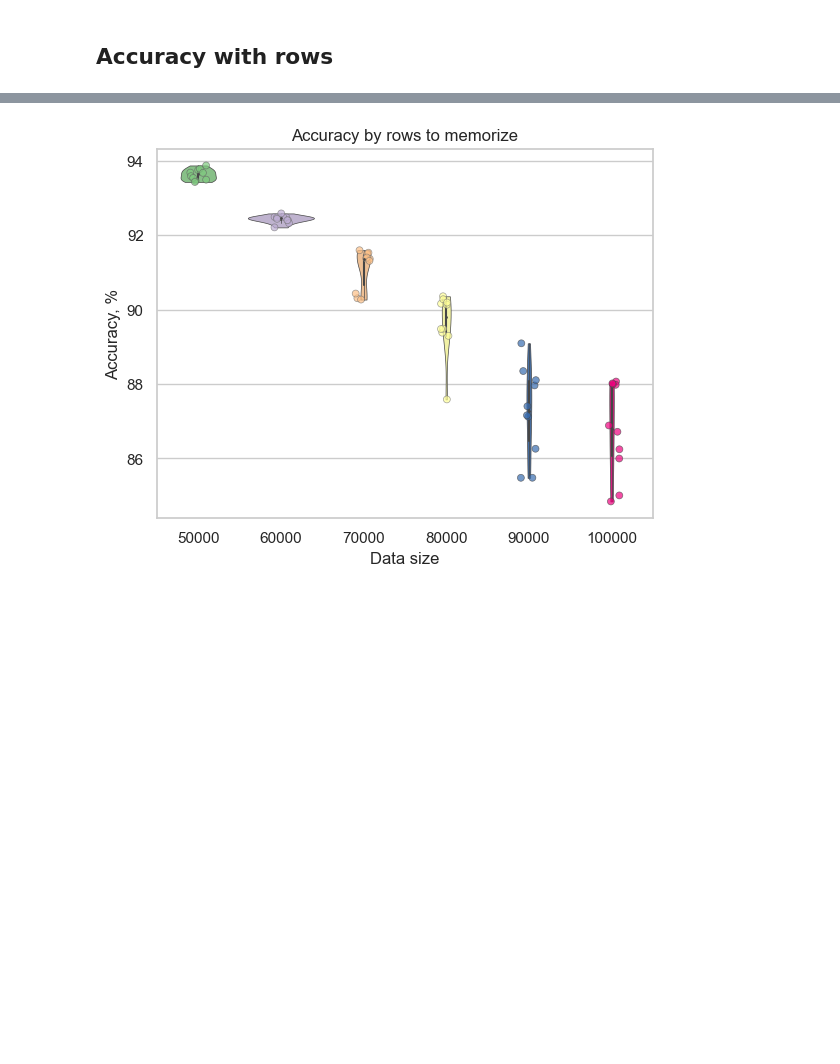
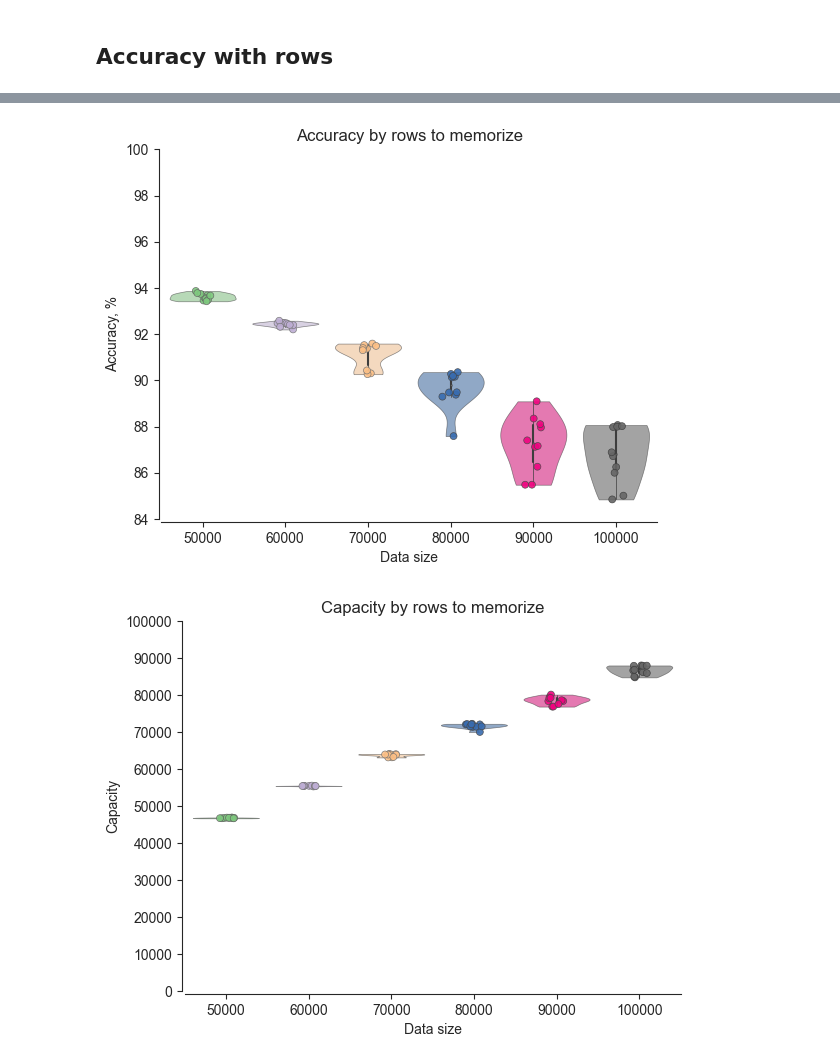
Before and after one commit to um-dacs-nlp/capacity, a Jupyter notebook: src/transformers/1_iter_trans_big.ipynb, the cells around one changed output, grey strips where cells are left out. Drawn from its saved outputs; the diff is of its cells as text; code cells hidden in the pictures; blank space fills up the shorter version.

Commit message:
added drawing to 1, changed data path in others

```diff
--- a/src/transformers/1_iter_trans_big.ipynb
+++ b/src/transformers/1_iter_trans_big.ipynb
@@ -19,6 +19,6 @@ from pprint import pprint
 import torch
 from torch.utils.data import DataLoader, Dataset
 
-DATA = "/home/I6356345/project/data/triplets.tsv"
+DATA = "/home/I6356345/project/data/created_data/triplets.tsv"
 SEED = 566
 # %% [output]
@@ -363,6 +341,12 @@ with open(
 # %%
 # Flatten the data while preserving iterations within each N_rows group
-flattened_data = {"N_rows": [], "Iteration": [], "epochs": [], "Values": []}
+flattened_data = {
+    "n_rows": [],
+    "iteration": [],
+    "epochs": [],
+    "accuracy": [],
+    "capacity": [],
+}
 
 # Iterate over each dataset size
 for key, list_of_iterations in results.items():
@@ -370,11 +354,13 @@ for key, list_of_iterations in results.items():
     for i, iteration_list in enumerate(list_of_iterations):
         # Flatten the iteration list with epochs multiplied by 2 (0, 2, 4, ..., 18)
         for epoch, value in enumerate(iteration_list):
-            flattened_data["N_rows"].append(key)
-            flattened_data["Iteration"].append(i)
+            flattened_data["n_rows"].append(key)
+            flattened_data["iteration"].append(i)
             flattened_data["epochs"].append((epoch + 1) * 2)
-            flattened_data["Values"].append(value)
+            flattened_data["accuracy"].append(value)
+            flattened_data["capacity"].append(int(value / 100 * key))
 
 # Convert to DataFrame for plotting
 results_melted = pd.DataFrame(flattened_data)
+results_melted
 # %% [output]
@@ -494 +501,10 @@ data_viol.head()
 [interactive output not drawn]
+# %%
+df = data_viol.set_index(["n_rows"])[["accuracy", "capacity"]]
+grouped = df.groupby(["n_rows"]).agg(
+    accuracy_mean=("accuracy", "mean"),
+    accuracy_std=("accuracy", "std"),
+    capacity_mean=("capacity", "mean"),
+    capacity_std=("capacity", "std"),
+)
+grouped.round(2)
@@ -526,12 +577,24 @@ def draw_violins(data_viol, x, y, xlabel, ylabel, title):
 # %%
 draw_violins(
     data_viol,
-    x="N_rows",
-    y="Values",
+    x="n_rows",
+    y="accuracy",
     xlabel="Data size",
     ylabel="Accuracy, %",
     title="Accuracy by rows to memorize",
+    yticks=np.arange(84, 101, 2),
 )
+plt.show()
+draw_violins(
+    data_viol,
+    x="n_rows",
+    y="capacity",
+    xlabel="Data size",
+    ylabel="Capacity",
+    title="Capacity by rows to memorize",
+    yticks=np.arange(0, 100001, 10000),
+)
 # %% [output]
-[figure, old version]
+[figure, new version]
+[figure, added]
 [interactive output not drawn]
```
Also changed, not shown: parts of 11 cells of this notebook, 2 other files.
